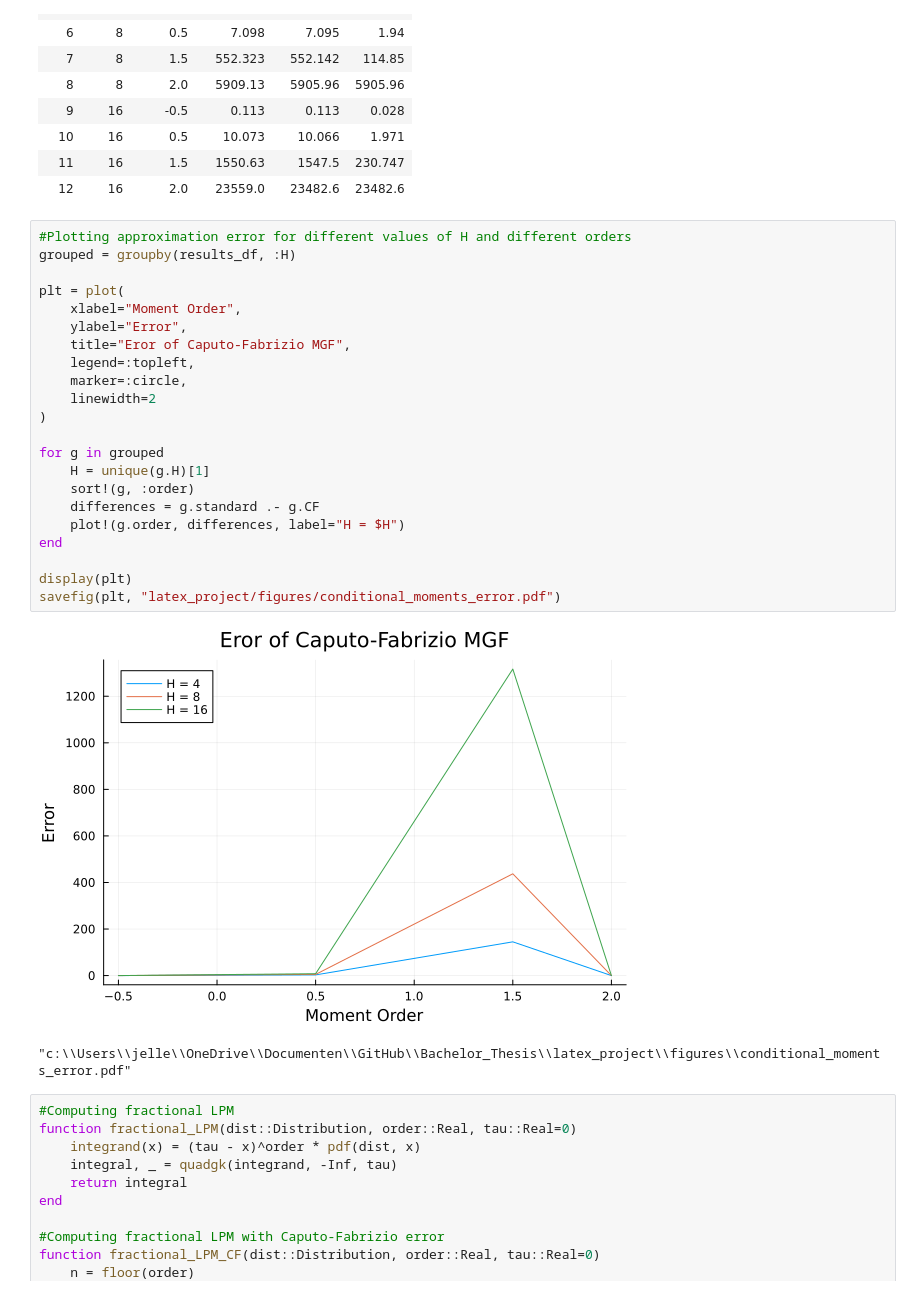
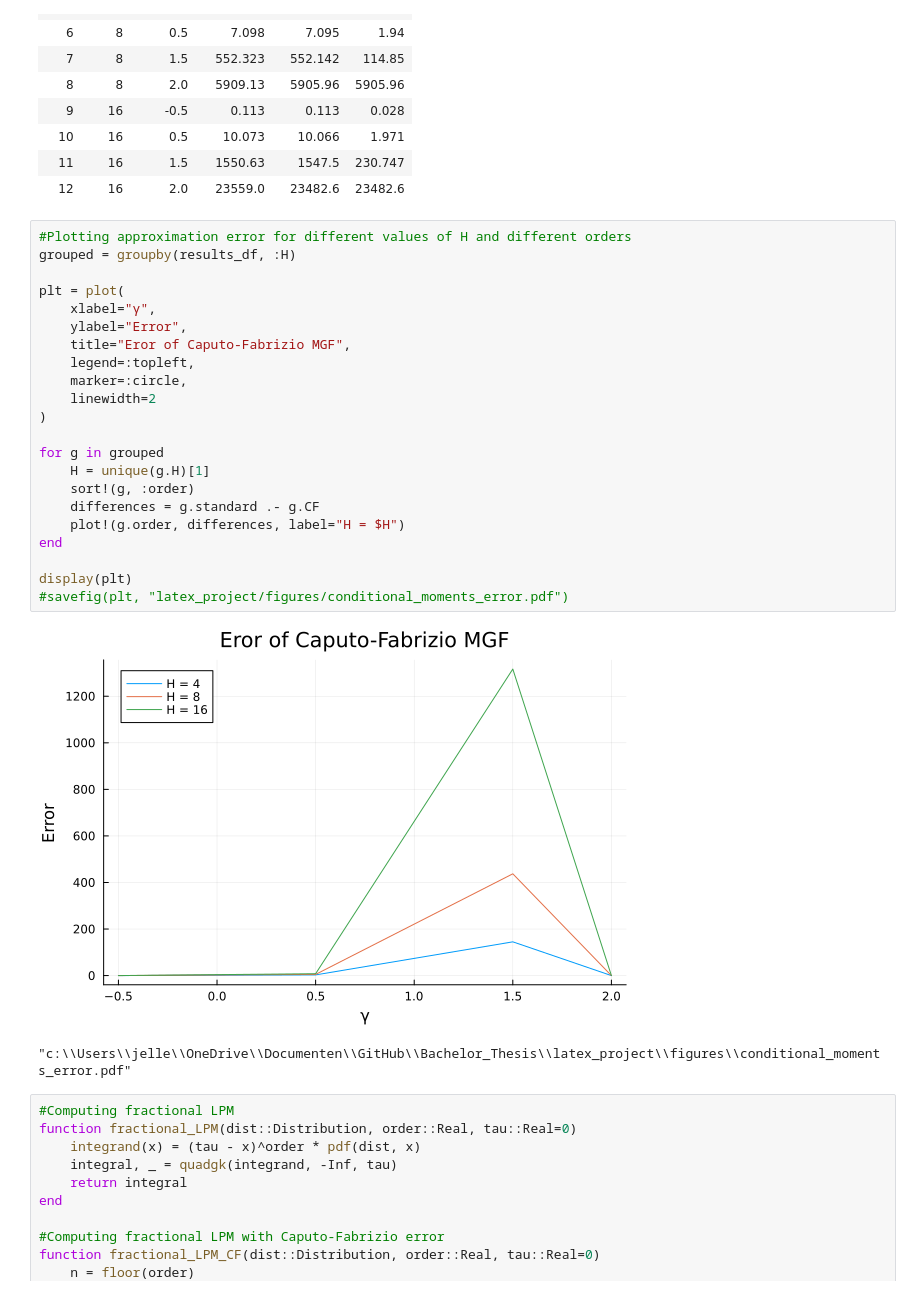
Before and after one commit to RJelleR/Bachelor_Thesis, a Jupyter notebook: practical_case.ipynb, the cells around one changed output. Drawn from its saved outputs; the diff is of its cells as text.

```diff
--- a/practical_case.ipynb
+++ b/practical_case.ipynb
@@ -340,27 +338,27 @@ results_df = analyse_fractional_moments(omega_hat, alpha_hat, beta_hat, H_values
 # %%
 #Plotting approximation error for different values of H and different orders
 grouped = groupby(results_df, :H)
 
 plt = plot(
-    xlabel="Moment Order",
+    xlabel="γ",
     ylabel="Error",
     title="Eror of Caputo-Fabrizio MGF",
     legend=:topleft,
     marker=:circle,
     linewidth=2
 )
 
 for g in grouped
     H = unique(g.H)[1]
     sort!(g, :order)
     differences = g.standard .- g.CF
     plot!(g.order, differences, label="H = $H")
 end
 
 display(plt)
-savefig(plt, "latex_project/figures/conditional_moments_error.pdf")
+#savefig(plt, "latex_project/figures/conditional_moments_error.pdf")
 # %% [output]
-[figure, old version]
+[figure, new version]
 "c:\\Users\\jelle\\OneDrive\\Documenten\\GitHub\\Bachelor_Thesis\\latex_project\\figures\\conditional_moments_error.pdf"
 # %%
 #Computing fractional LPM
```
Also changed, not shown: parts of 7 cells of this notebook, 19 other files.
